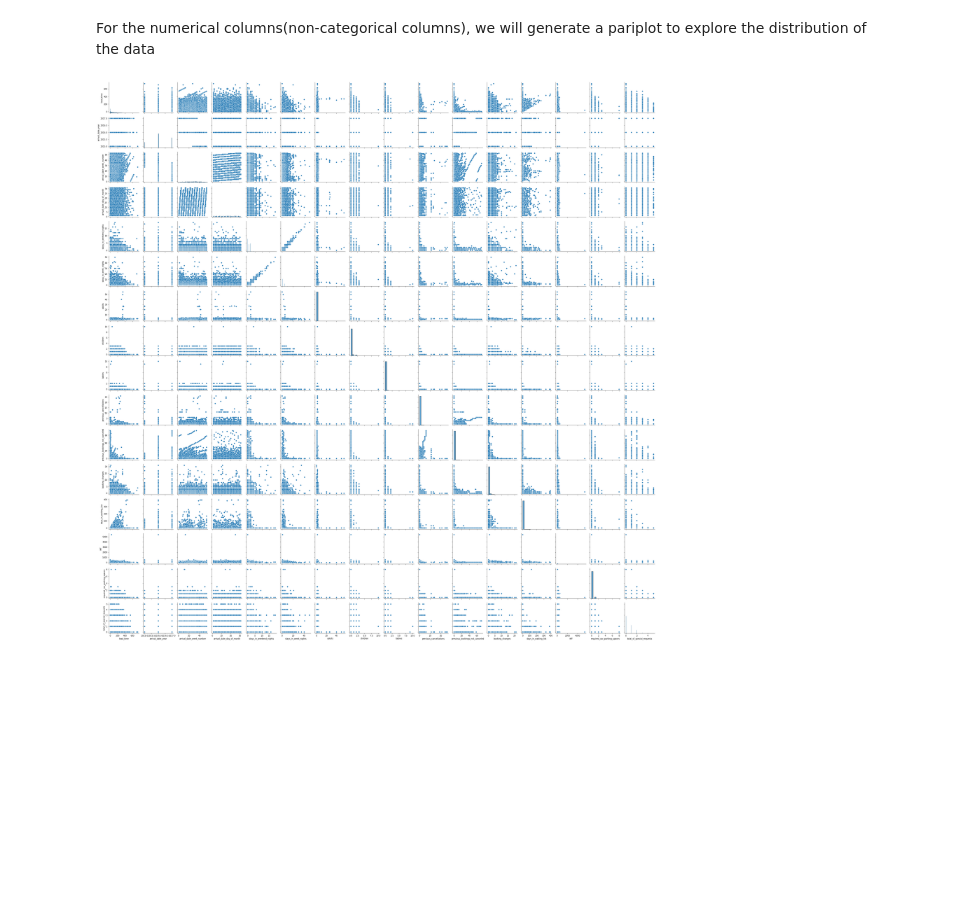
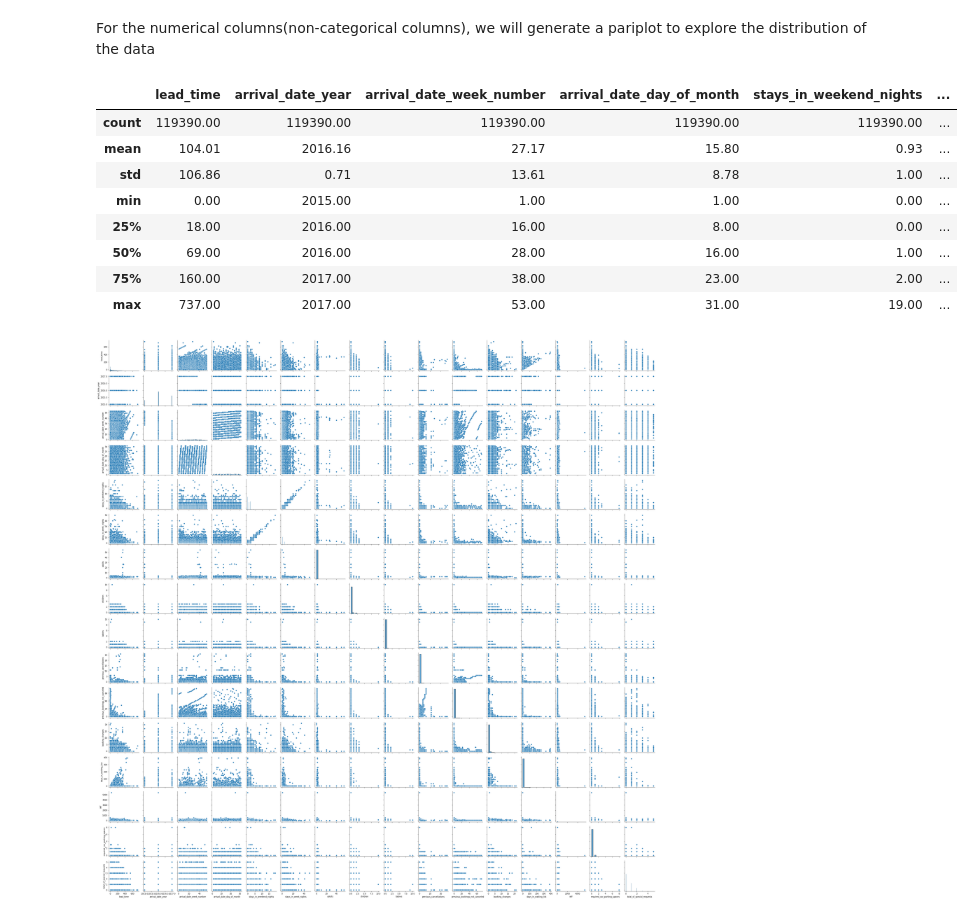
Before and after one commit to andy0530/ECS171-Final-Project, a Jupyter notebook: Final_Project.ipynb, the cells around one changed output. Drawn from its saved outputs; the diff is of its cells as text; code cells hidden in the pictures; blank space fills up the shorter version.

```diff
--- a/Final_Project.ipynb
+++ b/Final_Project.ipynb
@@ -143,6 +145,18 @@ numcols = []
 for cols in data.columns:
   if cols not in catcols:
     numcols.append(cols)
+# %%
+data[numcols].describe().round(2)
+# %% [output]
+|  | lead_time | arrival_date_year | arrival_date_week_number | arrival_date_day_of_month | stays_in_weekend_nights | ... |
+| count | 119390.00 | 119390.00 | 119390.00 | 119390.00 | 119390.00 | ... |
+| mean | 104.01 | 2016.16 | 27.17 | 15.80 | 0.93 | ... |
+| std | 106.86 | 0.71 | 13.61 | 8.78 | 1.00 | ... |
+| min | 0.00 | 2015.00 | 1.00 | 1.00 | 0.00 | ... |
+| 25% | 18.00 | 2016.00 | 16.00 | 8.00 | 0.00 | ... |
+| 50% | 69.00 | 2016.00 | 28.00 | 16.00 | 1.00 | ... |
+| 75% | 160.00 | 2017.00 | 38.00 | 23.00 | 2.00 | ... |
+| max | 737.00 | 2017.00 | 53.00 | 31.00 | 19.00 | ... |
 # %%
 import seaborn as sns
 
```
Also changed, not shown: parts of 1 cell of this notebook.
